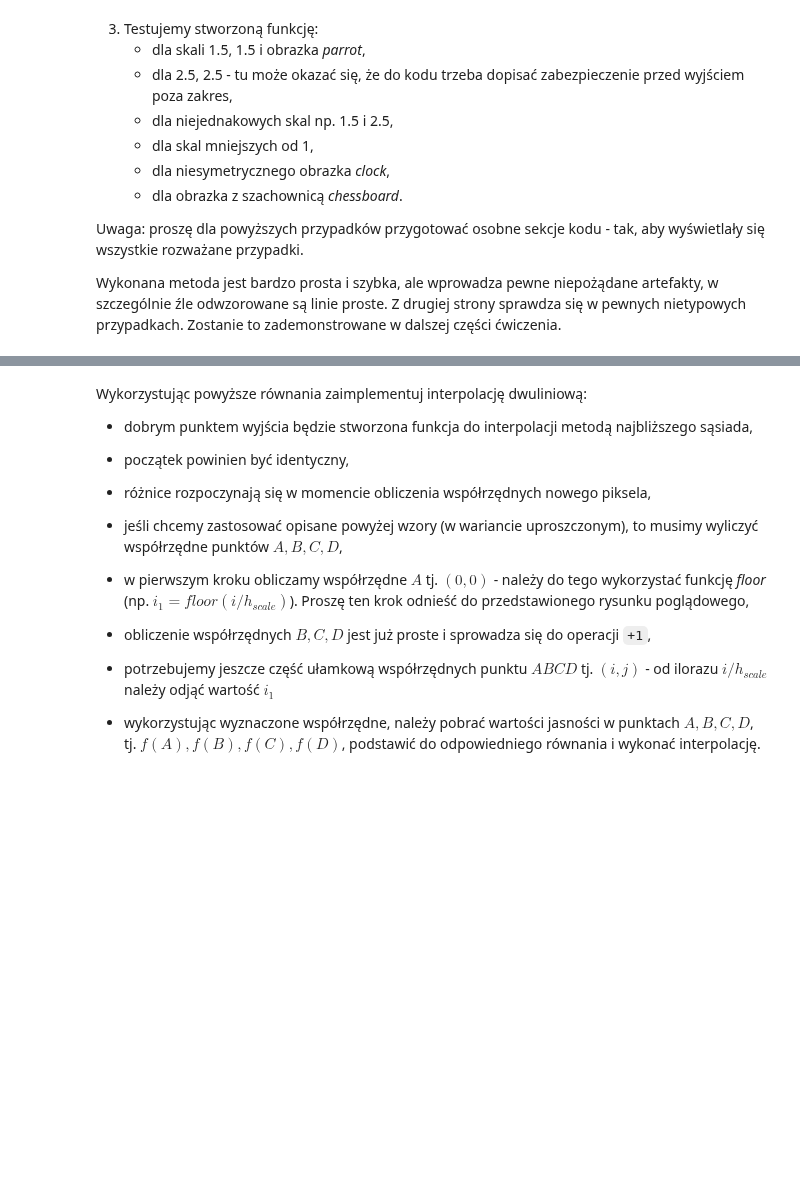
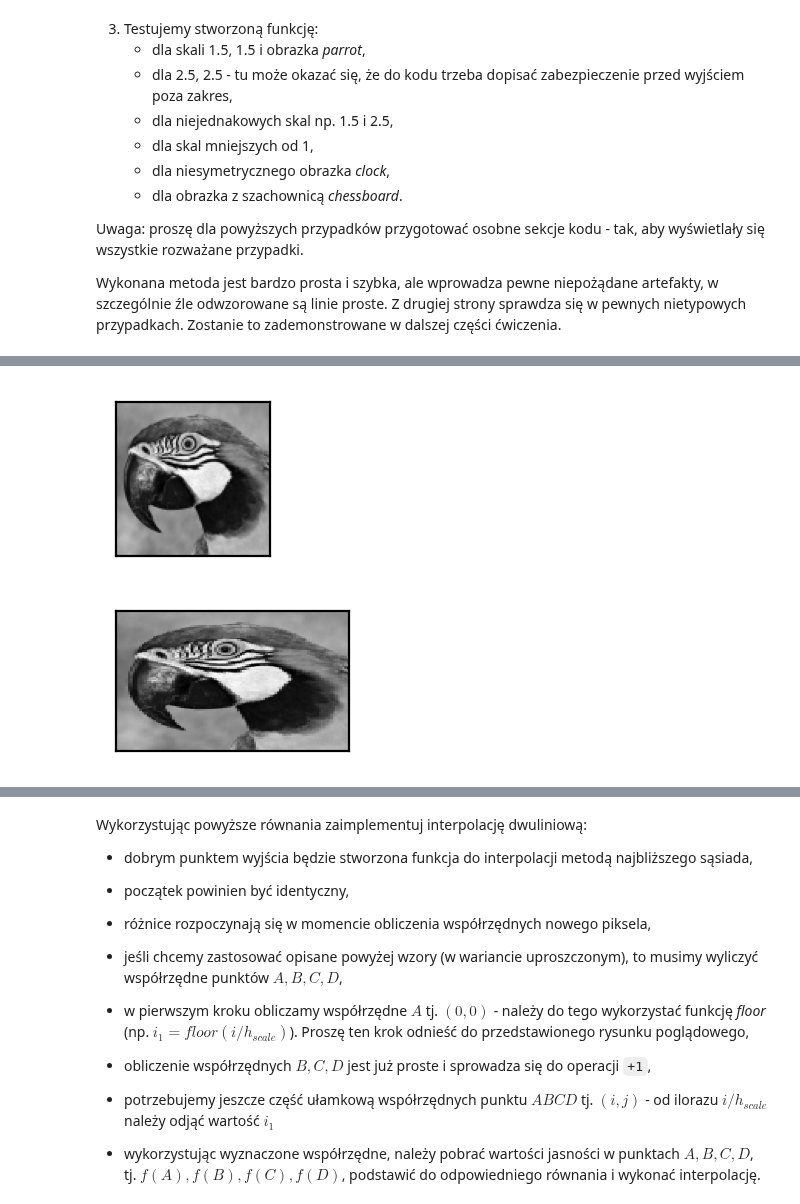
Before and after one commit to sQbanv/Introduction-to-Digital-Image-Processing, a Jupyter notebook: Rozdzielczość obrazów. Interpolacja/05_resolution.ipynb, the cells around one changed output, grey strips where cells are left out. Drawn from its saved outputs; the diff is of its cells as text; code cells hidden in the pictures; blank space fills up the shorter version.

```diff
--- a/Rozdzielczość obrazów. Interpolacja/05_resolution.ipynb
+++ b/Rozdzielczość obrazów. Interpolacja/05_resolution.ipynb
@@ -109,0 +145,6 @@ Zostanie to zademonstrowane w dalszej części ćwiczenia.
+# %%
+draw_img_g(parrot)
+draw_img_g(nearest_neighbour_interpolation(parrot, 1.5, 2.5))
+# %% [output]
+[figure, added]
+[figure, added]
```
Also changed, not shown: parts of 14 cells of this notebook, 5 other files.
